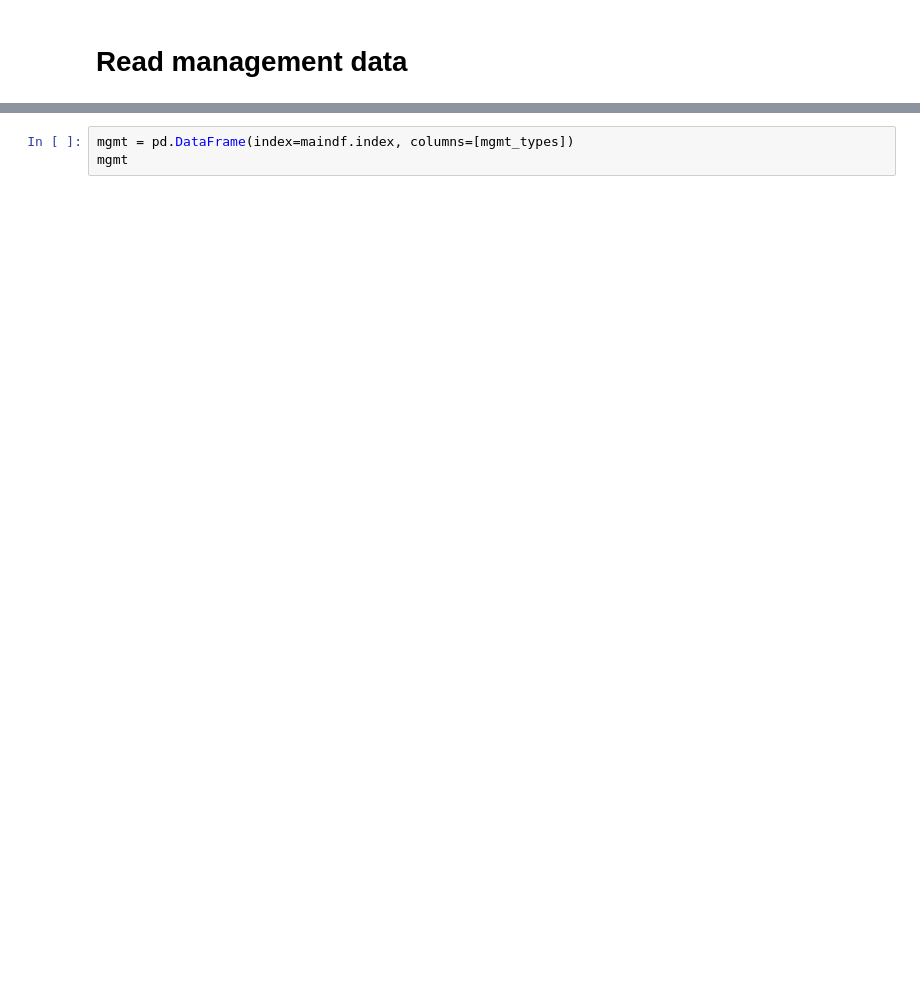
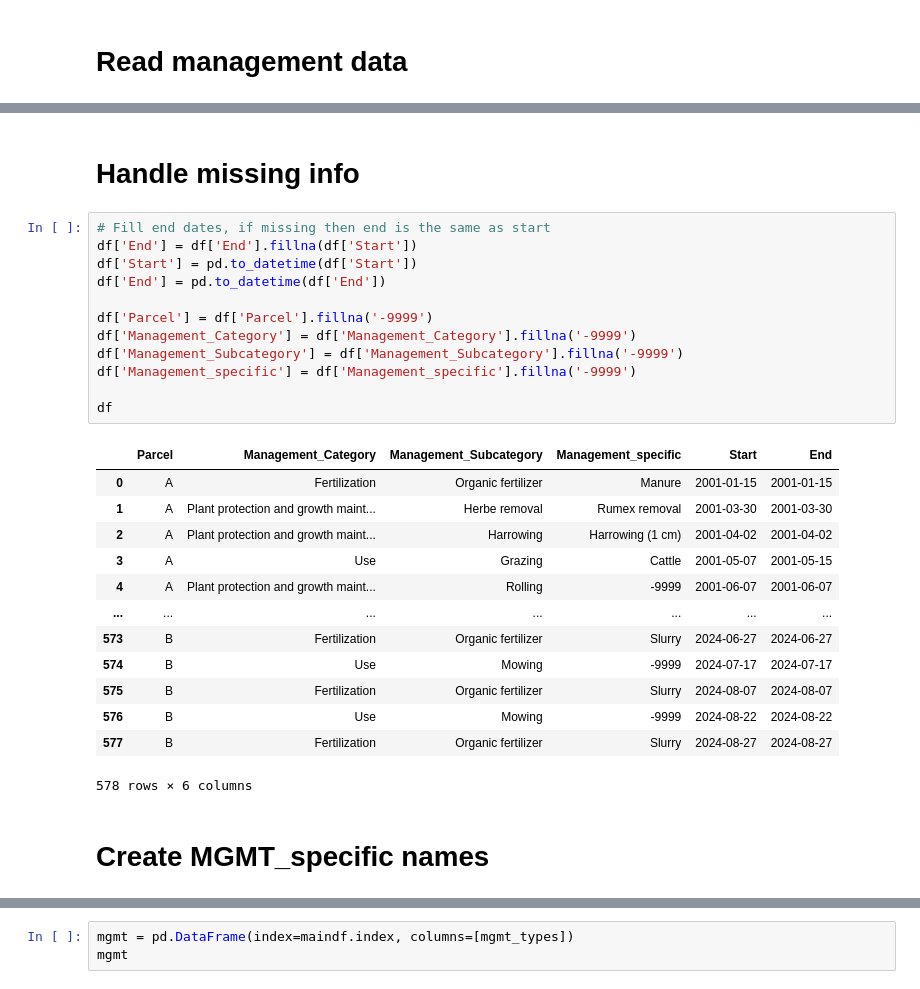
Before and after one commit to holukas/dataset_cha_fp2024_2005-2023, a Jupyter notebook: notebooks/15_MANAGEMENT/read.ipynb, the cells around one changed output, grey strips where cells are left out. Saved outputs shown, nothing was run; the diff lists cells and outputs as text; blank space fills up the shorter version.

```diff
--- a/notebooks/15_MANAGEMENT/read.ipynb
+++ b/notebooks/15_MANAGEMENT/read.ipynb
@@ -150,0 +35,30 @@ display(df)
+# %% [markdown]
+# Handle missing info
+# %%
+# Fill end dates, if missing then end is the same as start
+df['End'] = df['End'].fillna(df['Start'])
+df['Start'] = pd.to_datetime(df['Start'])
+df['End'] = pd.to_datetime(df['End'])
+
+df['Parcel'] = df['Parcel'].fillna('-9999')
+df['Management_Category'] = df['Management_Category'].fillna('-9999')
+df['Management_Subcategory'] = df['Management_Subcategory'].fillna('-9999')
+df['Management_specific'] = df['Management_specific'].fillna('-9999')
+
+df
+# %% [output]
+|  | Parcel | Management_Category | Management_Subcategory | Management_specific | Start | End |
+| 0 | A | Fertilization | Organic fertilizer | Manure | 2001-01-15 | 2001-01-15 |
+| 1 | A | Plant protection and growth maint... | Herbe removal | Rumex removal | 2001-03-30 | 2001-03-30 |
+| 2 | A | Plant protection and growth maint... | Harrowing | Harrowing (1 cm) | 2001-04-02 | 2001-04-02 |
+| 3 | A | Use | Grazing | Cattle | 2001-05-07 | 2001-05-15 |
+| 4 | A | Plant protection and growth maint... | Rolling | -9999 | 2001-06-07 | 2001-06-07 |
+| ... | ... | ... | ... | ... | ... | ... |
+| 573 | B | Fertilization | Organic fertilizer | Slurry | 2024-06-27 | 2024-06-27 |
+| 574 | B | Use | Mowing | -9999 | 2024-07-17 | 2024-07-17 |
+| 575 | B | Fertilization | Organic fertilizer | Slurry | 2024-08-07 | 2024-08-07 |
+| 576 | B | Use | Mowing | -9999 | 2024-08-22 | 2024-08-22 |
+| 577 | B | Fertilization | Organic fertilizer | Slurry | 2024-08-27 | 2024-08-27 |
+578 rows × 6 columns
+# %% [markdown]
+# Create MGMT_specific names
```
Also changed, not shown: parts of 11 cells of this notebook, 3 other files.
